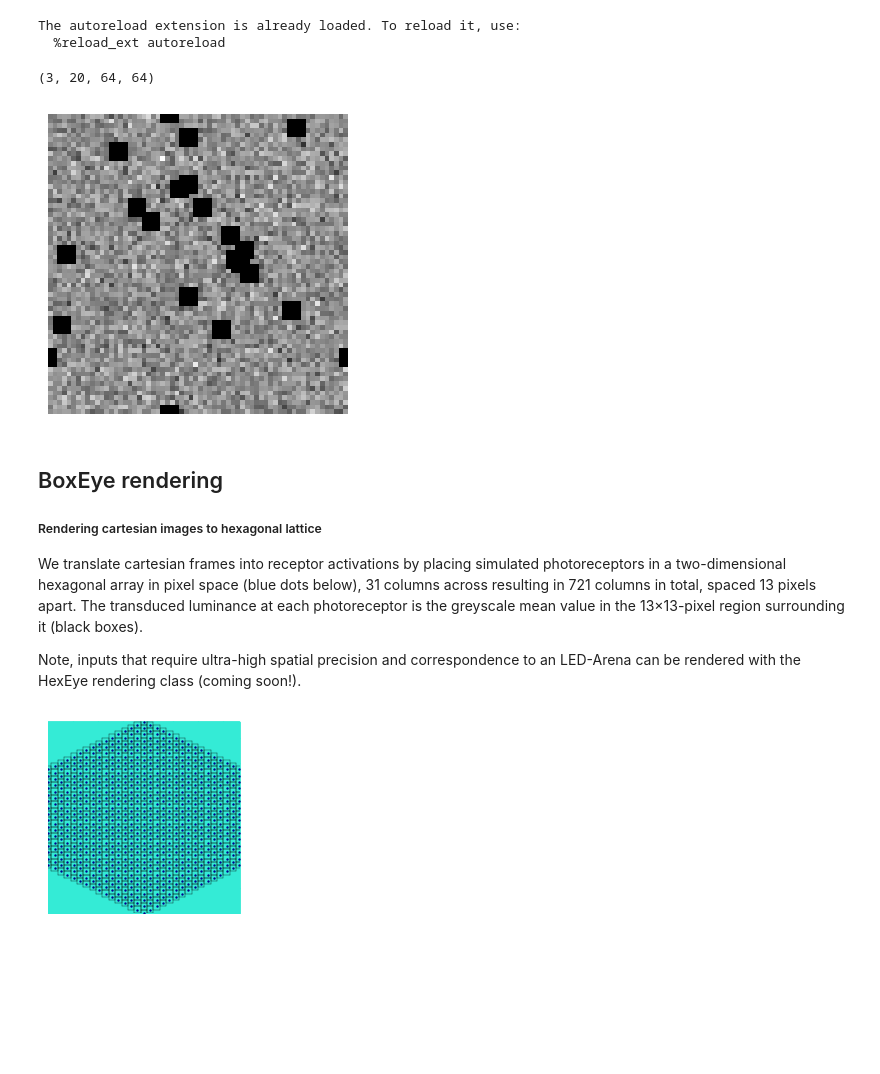
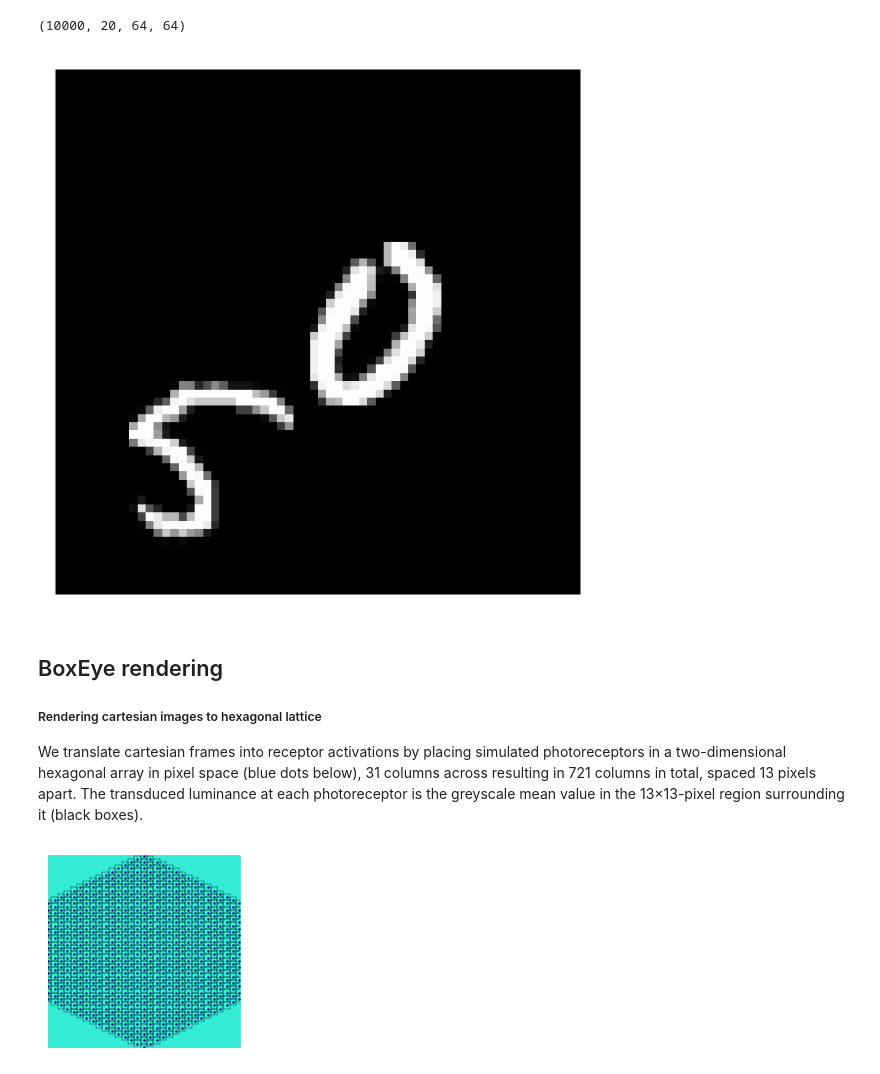
Before and after one commit to TuragaLab/flyvis, a Jupyter notebook: examples/07_flyvision_providing_custom_stimuli.ipynb, the cells around one changed output. Drawn from its saved outputs; the diff is of its cells as text; code cells hidden in the pictures; blank space fills up the shorter version.

Commit message:
polishing notebook

```diff
--- a/examples/07_flyvision_providing_custom_stimuli.ipynb
+++ b/examples/07_flyvision_providing_custom_stimuli.ipynb
@@ -9,18 +9,11 @@ We take the public [Moving MNIST](https://www.cs.toronto.edu/~nitish/unsupervise
 Moving MNIST consists of short grey-scale videos of numbers from 1-10 which move in arbitrary directions. The dataset entails 10,000 sequences of 20 frames each. Individual frames are 64x64 pixels in height and width.
 # %%
 import torch
-import urllib.request
 import numpy as np
+np.random.seed(42)
+%matplotlib notebook
 import matplotlib.pyplot as plt
+plt.rcParams['figure.dpi'] = 200
 
 import flyvision
-from flyvision.utils.dataset_utils import load_moving_mnist, random_walk_of_blocks
-
-np.random.seed(42)
-# example_sequence_ids = [7270,  860, 5390]
-
-%load_ext autoreload
-%autoreload 2
+from flyvision.utils.dataset_utils import load_moving_mnist
-# %% [output]
-The autoreload extension is already loaded. To reload it, use:
-  %reload_ext autoreload
@@ -32,24 +20,23 @@ sequences = random_walk_of_blocks()
+# %%
+sequences = load_moving_mnist()
 # %%
-# (n_frames, n_sequences, height, width)
+# the whole dataset has dims (n_sequences, n_frames, height, width)
 sequences.shape
 # %% [output]
-(3, 20, 64, 64)
+(10000, 20, 64, 64)
-# %%
-# transpose to (n_sequences, n_frames, height, width) and scale to [0, 1] for visualization and rendering
-sequences = sequences / sequences.max()
+# %%
+example_sequence_ids = np.random.randint(0, high=sequences.shape[1], size=3)
 # %%
-animation = flyvision.animations.Imshow(sequences, cmap=plt.cm.binary_r, figsize=[3, 3])
-animation.animate_in_notebook()
+animation = flyvision.animations.Imshow(sequences, cmap=plt.cm.binary_r)
+animation.animate_in_notebook(samples=example_sequence_ids)
 # %% [output]
-[figure, old version]
+[figure, new version]
 # %% [markdown]
 ## BoxEye rendering
 
 ##### Rendering cartesian images to hexagonal lattice
 
 We translate cartesian frames into receptor activations by placing simulated photoreceptors in a two-dimensional hexagonal array in pixel space (blue dots below), 31 columns across resulting in 721 columns in total, spaced 13 pixels apart. The transduced luminance at each photoreceptor is the greyscale mean value in the 13×13-pixel region surrounding it (black boxes).
-
-Note, inputs that require ultra-high spatial precision and correspondence to an LED-Arena can be rendered with the HexEye rendering class (coming soon!).
 # %%
 import flyvision
 # %%
```
Also changed, not shown: parts of 50 cells of this notebook, 2 other files.
